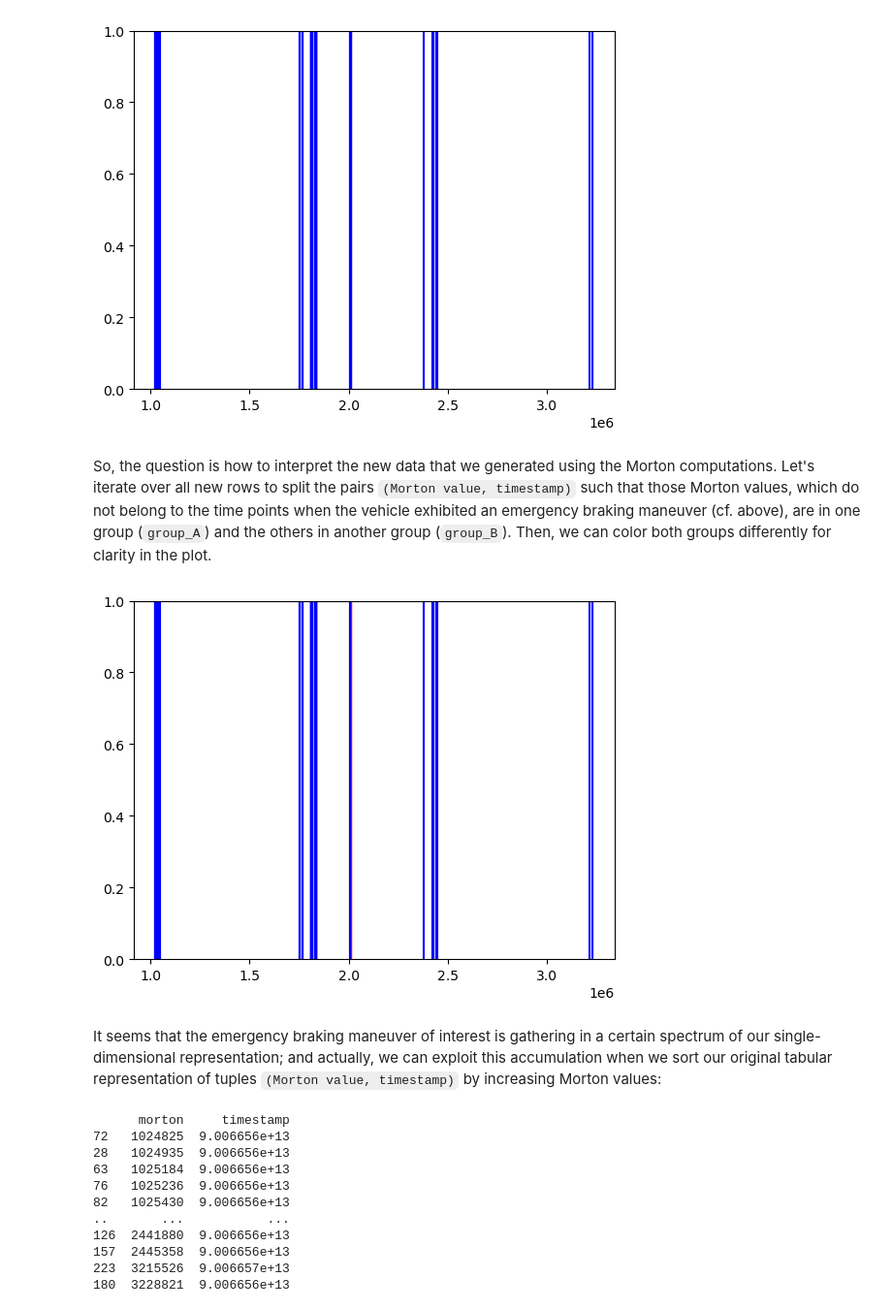
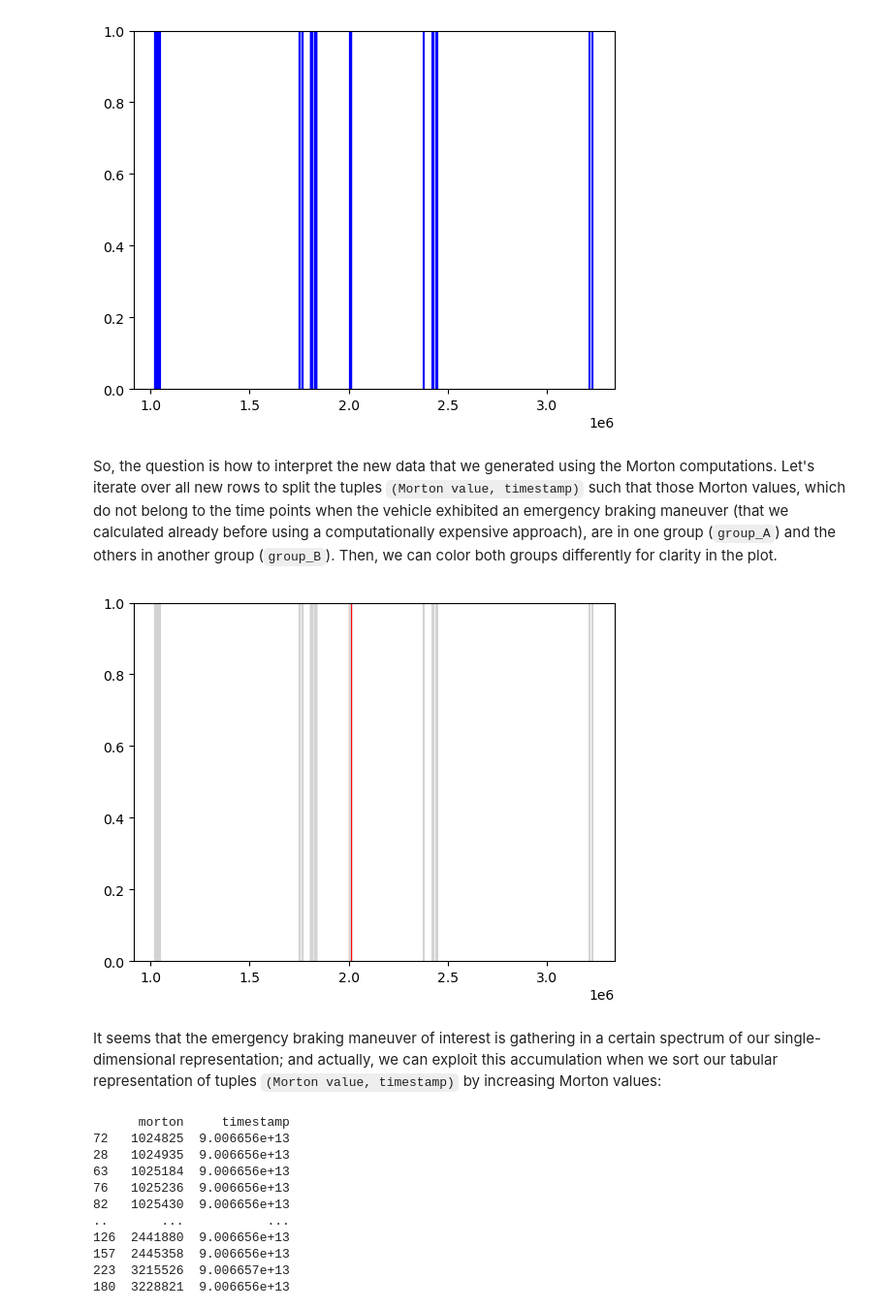
Before and after one commit to chrberger/sfc, a Jupyter notebook: IntroductionToAppliedEventDetection.ipynb, the cells around one changed output. Shown at 97% size. Cells and saved outputs as stored; diff of their text form; code cells hidden in the pictures.

```diff
--- a/IntroductionToAppliedEventDetection.ipynb
+++ b/IntroductionToAppliedEventDetection.ipynb
@@ -360,28 +361,28 @@ plt.show()
 # %% [output]
 [figure]
 # %% [markdown]
-So, the question is how to interpret the new data that we generated using the Morton computations. Let's iterate over all new rows to split the pairs `(Morton value, timestamp)` such that those Morton values, which do not belong to the time points when the vehicle exhibited an emergency braking maneuver (cf. above), are in one group (`group_A`) and the others in another group (`group_B`). Then, we can color both groups differently for clarity in the plot.
+So, the question is how to interpret the new data that we generated using the Morton computations. Let's iterate over all new rows to split the tuples `(Morton value, timestamp)` such that those Morton values, which do not belong to the time points when the vehicle exhibited an emergency braking maneuver (that we calculated already before using a computationally expensive approach), are in one group (`group_A`) and the others in another group (`group_B`). Then, we can color both groups differently for clarity in the plot.
 # %%
 group_A = []
 group_B = []
 for _, row in df2.iterrows():
     morton = row['morton']
     timestamp = row['timestamp']
     if timestamp in times_for_maneuver:
         group_A.append(morton)
     else:
         group_B.append(morton)
 
 plt.figure()
 data = [group_A, group_B]
-data_colors = ['r', 'b']
+data_colors = ['red', 'lightgray']
 plt.ylim( (0,1) )
 plt.eventplot(data, orientation='horizontal', colors=data_colors, lineoffsets=[0.5, 0.5])
 plt.show()
 # %% [output]
-[figure, old version]
+[figure, new version]
 # %% [markdown]
-It seems that the emergency braking maneuver of interest is gathering in a certain spectrum of our single-dimensional representation; and actually, we can exploit this accumulation when we sort our original tabular representation of tuples `(Morton value, timestamp)` by increasing Morton values:
+It seems that the emergency braking maneuver of interest is gathering in a certain spectrum of our single-dimensional representation; and actually, we can exploit this accumulation when we sort our tabular representation of tuples `(Morton value, timestamp)` by increasing Morton values:
 # %%
 df2 = df2.sort_values(by=['morton'])
 print( df2 )
```
Also changed, not shown: parts of 14 cells of this notebook.
